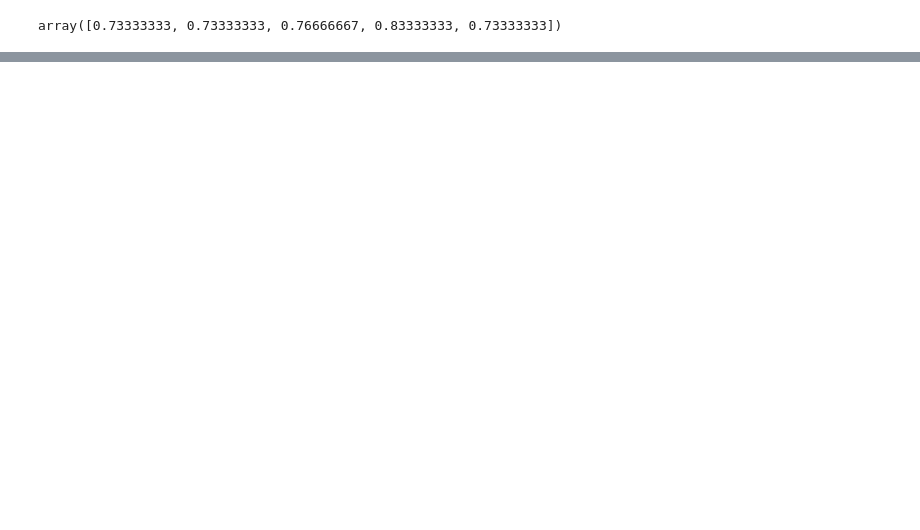
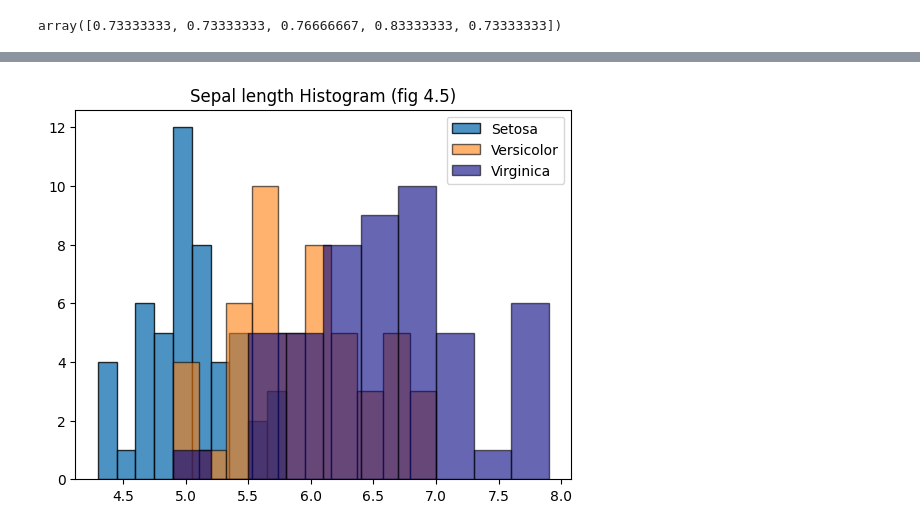
Before and after one commit to RochejamieGMIT/MachineLearning, a Jupyter notebook: tasks.ipynb, the cells around one changed output, grey strips where cells are left out. Saved outputs shown, nothing was run; the diff lists cells and outputs as text; code cells hidden in the pictures; blank space fills up the shorter version.

```diff
--- a/tasks.ipynb
+++ b/tasks.ipynb
@@ -448,0 +455,10 @@ plt.show()
+# %%
+# https://www.geeksforgeeks.org/how-to-plot-two-histograms-together-in-matplotlib/
+plt.hist(IrisSetosaGroup['sepal_length'], label="Setosa",alpha=.8,edgecolor="Black")
+plt.hist(IrisVersicolorGroup['sepal_length'],label="Versicolor",alpha=.6,edgecolor="Black")
+plt.hist(IrisVirginicaGroup['sepal_length'],label="Virginica",alpha=.6,color = "navy",edgecolor="Black")
+plt.legend()
+plt.title('Sepal length Histogram (fig 4.5)')
+plt.show()
+# %% [output]
+[figure, added]
```
Also changed, not shown: parts of 9 cells of this notebook.
